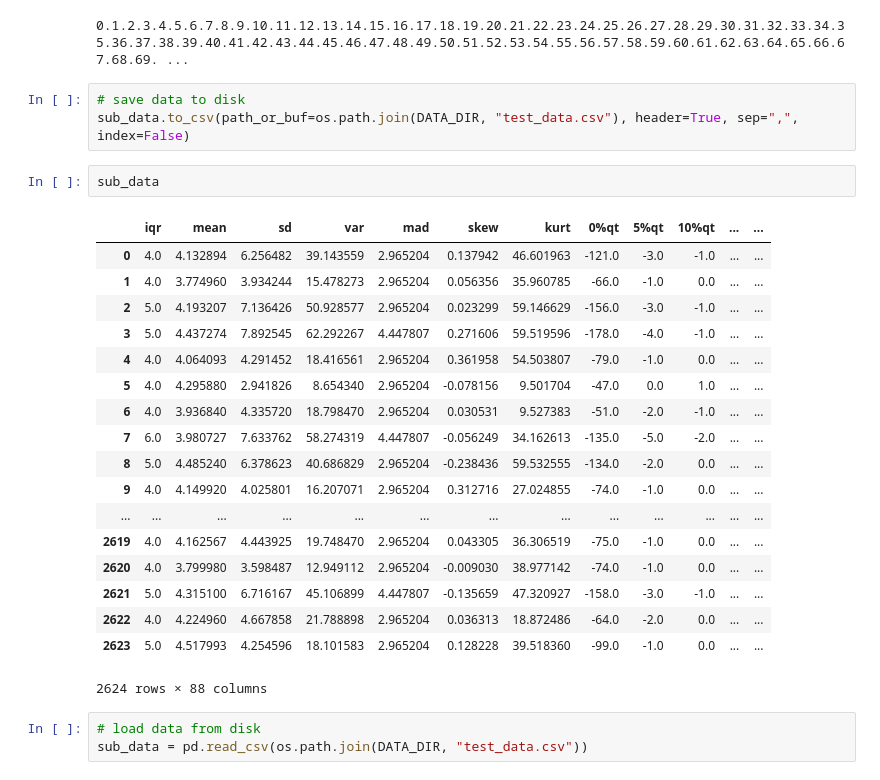
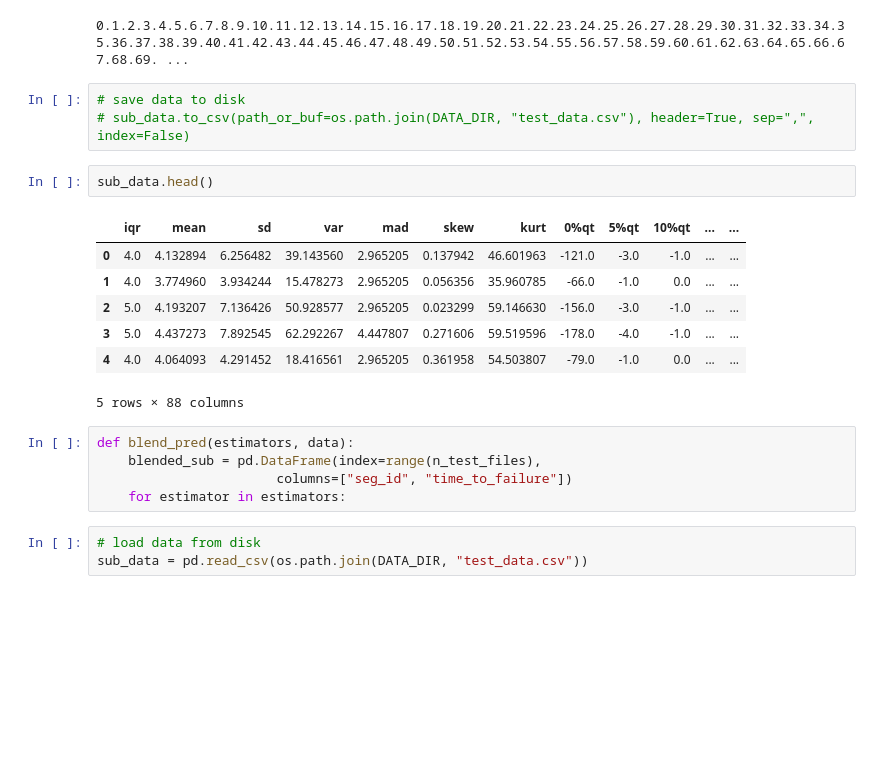
Before and after one commit to polmonroig/earthquake_prediction, a Jupyter notebook: main_kernel_v2.ipynb, the cells around one changed output. Drawn from its saved outputs; the diff is of its cells as text; blank space fills up the shorter version.

```diff
--- a/main_kernel_v2.ipynb
+++ b/main_kernel_v2.ipynb
@@ -637,28 +608,22 @@ sub_data = make_submission_dataset()
 0.1.2.3.4.5.6.7.8.9.10.11.12.13.14.15.16.17.18.19.20.21.22.23.24.25.26.27.28.29.30.31.32.33.34.35.36.37.38.39.40.41.42.43.44.45.46.47.48.49.50.51.52.53.54.55.56.57.58.59.60.61.62.63.64.65.66.67.68.69. ...
 # %%
 # save data to disk
-sub_data.to_csv(path_or_buf=os.path.join(DATA_DIR, "test_data.csv"), header=True, sep=",", index=False)
+# sub_data.to_csv(path_or_buf=os.path.join(DATA_DIR, "test_data.csv"), header=True, sep=",", index=False)
 # %%
-sub_data
+sub_data.head()
 # %% [output]
 |  | iqr | mean | sd | var | mad | skew | kurt | 0%qt | 5%qt | 10%qt | ... | ... |
-| 0 | 4.0 | 4.132894 | 6.256482 | 39.143559 | 2.965204 | 0.137942 | 46.601963 | -121.0 | -3.0 | -1.0 | ... | ... |
-| 1 | 4.0 | 3.774960 | 3.934244 | 15.478273 | 2.965204 | 0.056356 | 35.960785 | -66.0 | -1.0 | 0.0 | ... | ... |
-| 2 | 5.0 | 4.193207 | 7.136426 | 50.928577 | 2.965204 | 0.023299 | 59.146629 | -156.0 | -3.0 | -1.0 | ... | ... |
-| 3 | 5.0 | 4.437274 | 7.892545 | 62.292267 | 4.447807 | 0.271606 | 59.519596 | -178.0 | -4.0 | -1.0 | ... | ... |
-| 4 | 4.0 | 4.064093 | 4.291452 | 18.416561 | 2.965204 | 0.361958 | 54.503807 | -79.0 | -1.0 | 0.0 | ... | ... |
-| 5 | 4.0 | 4.295880 | 2.941826 | 8.654340 | 2.965204 | -0.078156 | 9.501704 | -47.0 | 0.0 | 1.0 | ... | ... |
-| 6 | 4.0 | 3.936840 | 4.335720 | 18.798470 | 2.965204 | 0.030531 | 9.527383 | -51.0 | -2.0 | -1.0 | ... | ... |
-| 7 | 6.0 | 3.980727 | 7.633762 | 58.274319 | 4.447807 | -0.056249 | 34.162613 | -135.0 | -5.0 | -2.0 | ... | ... |
-| 8 | 5.0 | 4.485240 | 6.378623 | 40.686829 | 2.965204 | -0.238436 | 59.532555 | -134.0 | -2.0 | 0.0 | ... | ... |
-| 9 | 4.0 | 4.149920 | 4.025801 | 16.207071 | 2.965204 | 0.312716 | 27.024855 | -74.0 | -1.0 | 0.0 | ... | ... |
-| ... | ... | ... | ... | ... | ... | ... | ... | ... | ... | ... | ... | ... |
-| 2619 | 4.0 | 4.162567 | 4.443925 | 19.748470 | 2.965204 | 0.043305 | 36.306519 | -75.0 | -1.0 | 0.0 | ... | ... |
-| 2620 | 4.0 | 3.799980 | 3.598487 | 12.949112 | 2.965204 | -0.009030 | 38.977142 | -74.0 | -1.0 | 0.0 | ... | ... |
-| 2621 | 5.0 | 4.315100 | 6.716167 | 45.106899 | 4.447807 | -0.135659 | 47.320927 | -158.0 | -3.0 | -1.0 | ... | ... |
-| 2622 | 4.0 | 4.224960 | 4.667858 | 21.788898 | 2.965204 | 0.036313 | 18.872486 | -64.0 | -2.0 | 0.0 | ... | ... |
-| 2623 | 5.0 | 4.517993 | 4.254596 | 18.101583 | 2.965204 | 0.128228 | 39.518360 | -99.0 | -1.0 | 0.0 | ... | ... |
+| 0 | 4.0 | 4.132894 | 6.256482 | 39.143560 | 2.965205 | 0.137942 | 46.601963 | -121.0 | -3.0 | -1.0 | ... | ... |
+| 1 | 4.0 | 3.774960 | 3.934244 | 15.478273 | 2.965205 | 0.056356 | 35.960785 | -66.0 | -1.0 | 0.0 | ... | ... |
+| 2 | 5.0 | 4.193207 | 7.136426 | 50.928577 | 2.965205 | 0.023299 | 59.146630 | -156.0 | -3.0 | -1.0 | ... | ... |
+| 3 | 5.0 | 4.437273 | 7.892545 | 62.292267 | 4.447807 | 0.271606 | 59.519596 | -178.0 | -4.0 | -1.0 | ... | ... |
+| 4 | 4.0 | 4.064093 | 4.291452 | 18.416561 | 2.965205 | 0.361958 | 54.503807 | -79.0 | -1.0 | 0.0 | ... | ... |
-2624 rows × 88 columns
+5 rows × 88 columns
+# %%
+def blend_pred(estimators, data):
+    blended_sub = pd.DataFrame(index=range(n_test_files),
+                       columns=["seg_id", "time_to_failure"])
+    for estimator in estimators:
 # %%
 # load data from disk
 sub_data = pd.read_csv(os.path.join(DATA_DIR, "test_data.csv"))
```
Also changed, not shown: parts of 35 cells of this notebook, 4 other files.
